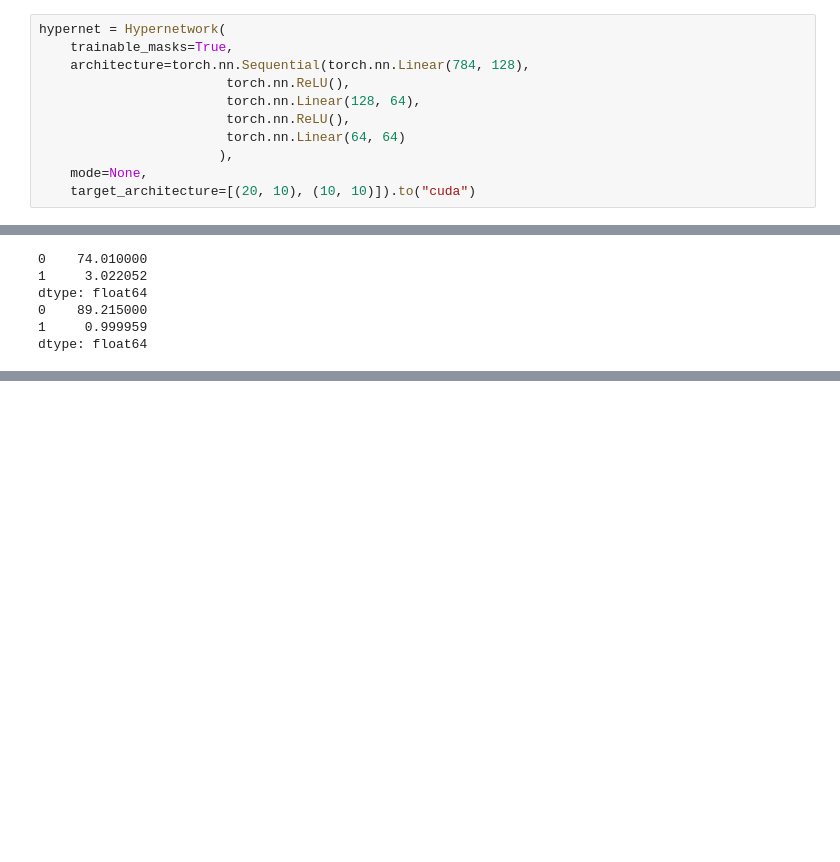
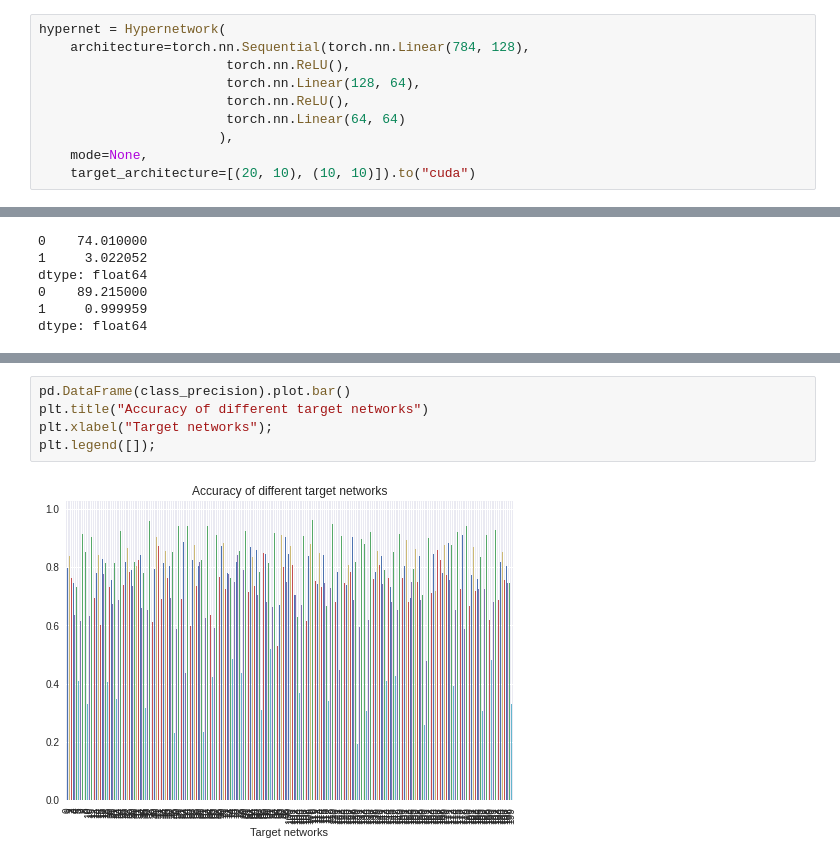
Before and after one commit to wwydmanski/hypernet-cnn, a Jupyter notebook: hypernet_training.ipynb, the cells around one changed output, grey strips where cells are left out. Cells and saved outputs as stored; diff of their text form; blank space fills up the shorter version.

```diff
--- a/hypernet_training.ipynb
+++ b/hypernet_training.ipynb
@@ -305,6 +287,5 @@ class Hypernetwork(torch.nn.Module):
 # %%
 hypernet = Hypernetwork(
-    trainable_masks=True,
     architecture=torch.nn.Sequential(torch.nn.Linear(784, 128),
                         torch.nn.ReLU(),
                         torch.nn.Linear(128, 64),
@@ -1374,0 +1306,7 @@ plt.imshow(masks[0].reshape(28, 28).cpu().detach())
+# %%
+pd.DataFrame(class_precision).plot.bar()
+plt.title("Accuracy of different target networks")
+plt.xlabel("Target networks");
+plt.legend([]);
+# %% [output]
+[figure, added]
```
Also changed, not shown: parts of 35 cells of this notebook.
